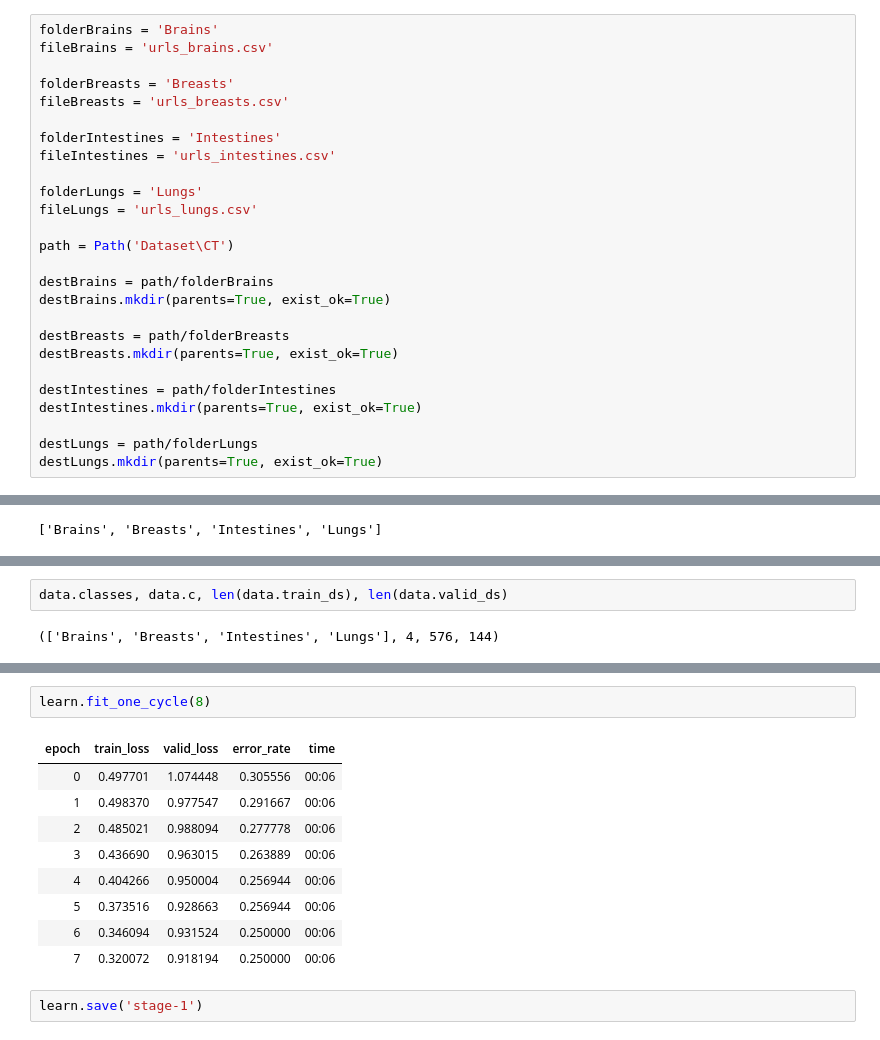
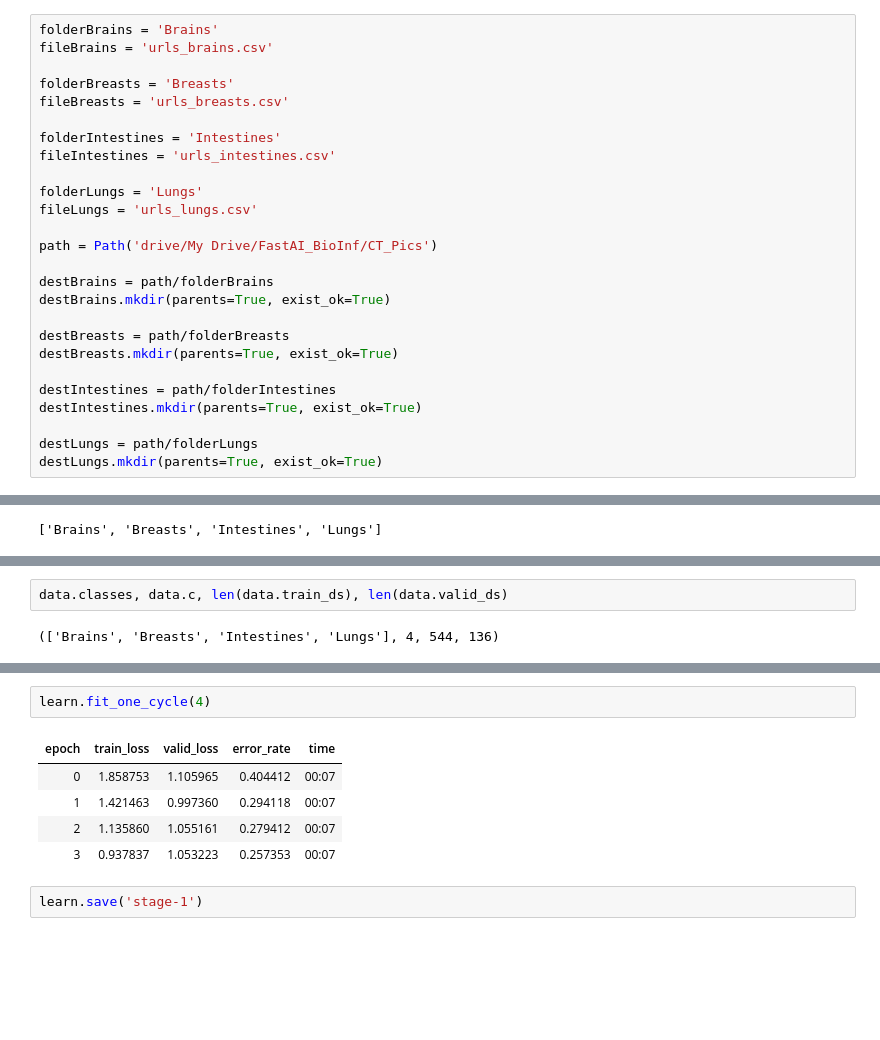
Before and after one commit to Dakunu01/FastAI_Project, a Jupyter notebook: Fast_AI_Project.ipynb, the cells around one changed output, grey strips where cells are left out. Saved outputs shown, nothing was run; the diff lists cells and outputs as text; blank space fills up the shorter version.

```diff
--- a/Fast_AI_Project.ipynb
+++ b/Fast_AI_Project.ipynb
@@ -16,7 +23,7 @@ fileIntestines = 'urls_intestines.csv'
 folderLungs = 'Lungs'
 fileLungs = 'urls_lungs.csv'
 
-path = Path('Dataset\CT')
+path = Path('drive/My Drive/FastAI_BioInf/CT_Pics')
 
 destBrains = path/folderBrains
 destBrains.mkdir(parents=True, exist_ok=True)
@@ -69,23 +76,19 @@ data.show_batch(rows=3, figsize=(7,8))
 # %%
 data.classes, data.c, len(data.train_ds), len(data.valid_ds)
 # %% [output]
-(['Brains', 'Breasts', 'Intestines', 'Lungs'], 4, 576, 144)
+(['Brains', 'Breasts', 'Intestines', 'Lungs'], 4, 544, 136)
 # %%
 learn = cnn_learner(data, models.resnet34, metrics=error_rate)
 # %% [output]
 Downloading: "https://download.pytorch.org/models/resnet34-333f7ec4.pth" to /root/.cache/torch/checkpoints/resnet34-333f7ec4.pth
 [interactive output not drawn]
 # %%
-learn.fit_one_cycle(8)
+learn.fit_one_cycle(4)
 # %% [output]
 | epoch | train_loss | valid_loss | error_rate | time |
-| 0 | 0.497701 | 1.074448 | 0.305556 | 00:06 |
-| 1 | 0.498370 | 0.977547 | 0.291667 | 00:06 |
-| 2 | 0.485021 | 0.988094 | 0.277778 | 00:06 |
-| 3 | 0.436690 | 0.963015 | 0.263889 | 00:06 |
-| 4 | 0.404266 | 0.950004 | 0.256944 | 00:06 |
-| 5 | 0.373516 | 0.928663 | 0.256944 | 00:06 |
-| 6 | 0.346094 | 0.931524 | 0.250000 | 00:06 |
-| 7 | 0.320072 | 0.918194 | 0.250000 | 00:06 |
+| 0 | 1.858753 | 1.105965 | 0.404412 | 00:07 |
+| 1 | 1.421463 | 0.997360 | 0.294118 | 00:07 |
+| 2 | 1.135860 | 1.055161 | 0.279412 | 00:07 |
+| 3 | 0.937837 | 1.053223 | 0.257353 | 00:07 |
 # %%
 learn.save('stage-1')
```
Also changed, not shown: parts of 3 cells of this notebook.
